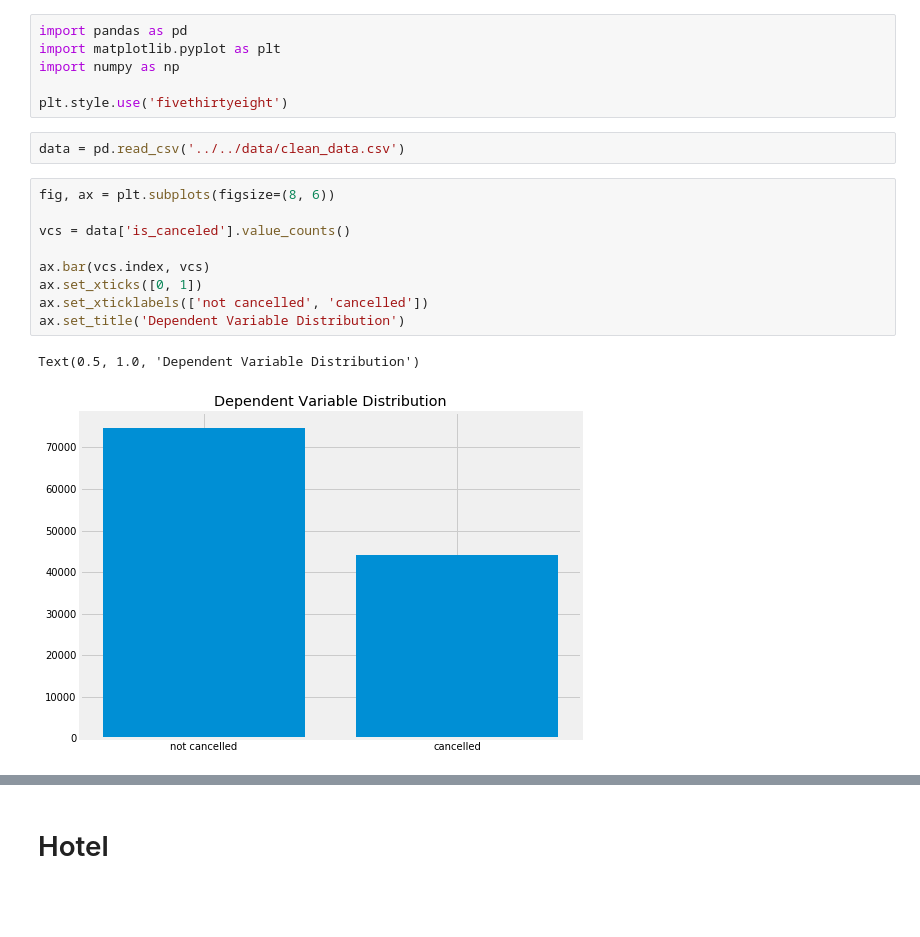
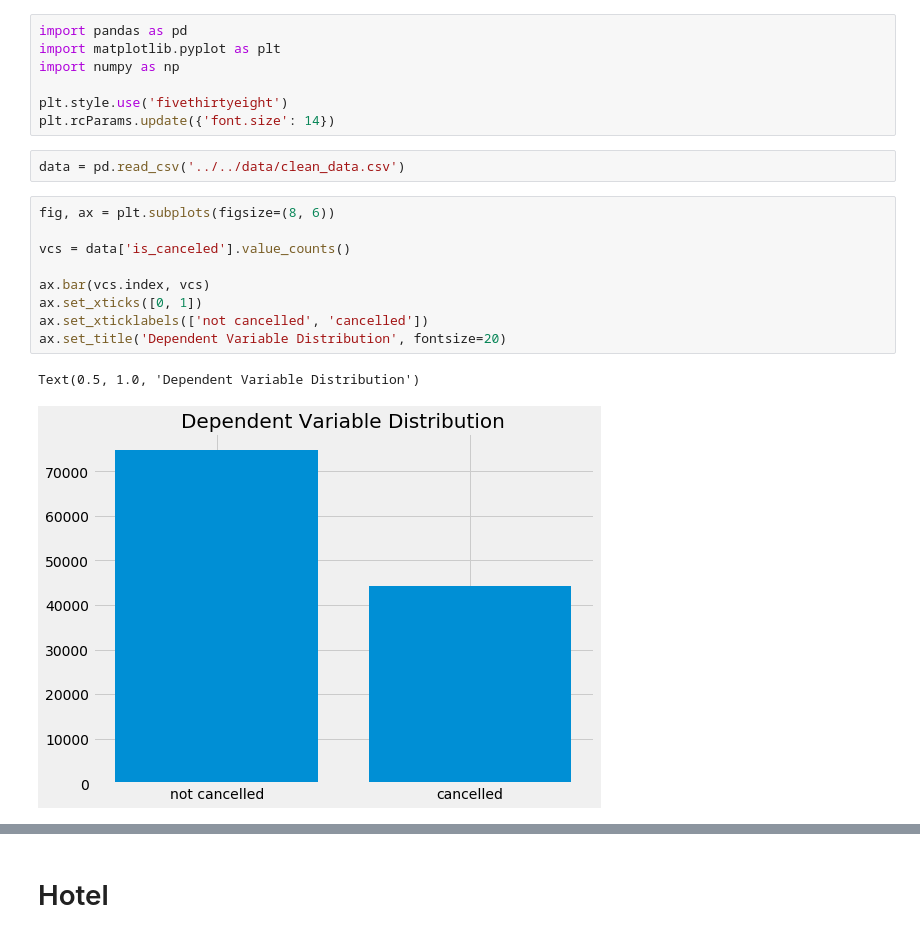
Before and after one commit to rcohngru/hotel-cancellations, a Jupyter notebook: src/notebooks/Cleaning & Initial EDA.ipynb, the cells around one changed output, grey strips where cells are left out. Saved outputs shown, nothing was run; the diff lists cells and outputs as text; blank space fills up the shorter version.

Commit message:
updated font stuff

```diff
--- a/src/notebooks/Cleaning & Initial EDA.ipynb
+++ b/src/notebooks/Cleaning & Initial EDA.ipynb
@@ -4,20 +4,21 @@ import matplotlib.pyplot as plt
 import numpy as np
 
 plt.style.use('fivethirtyeight')
+plt.rcParams.update({'font.size': 14})
 # %%
 data = pd.read_csv('../../data/clean_data.csv')
 # %%
 fig, ax = plt.subplots(figsize=(8, 6))
 
 vcs = data['is_canceled'].value_counts()
 
 ax.bar(vcs.index, vcs)
 ax.set_xticks([0, 1])
 ax.set_xticklabels(['not cancelled', 'cancelled'])
-ax.set_title('Dependent Variable Distribution')
+ax.set_title('Dependent Variable Distribution', fontsize=20)
 # %% [output]
 Text(0.5, 1.0, 'Dependent Variable Distribution')
-[figure, old version]
+[figure, new version]
 # %%
 data.info()
 # %% [output]
```
Also changed, not shown: parts of 6 cells of this notebook, 2 other files.
